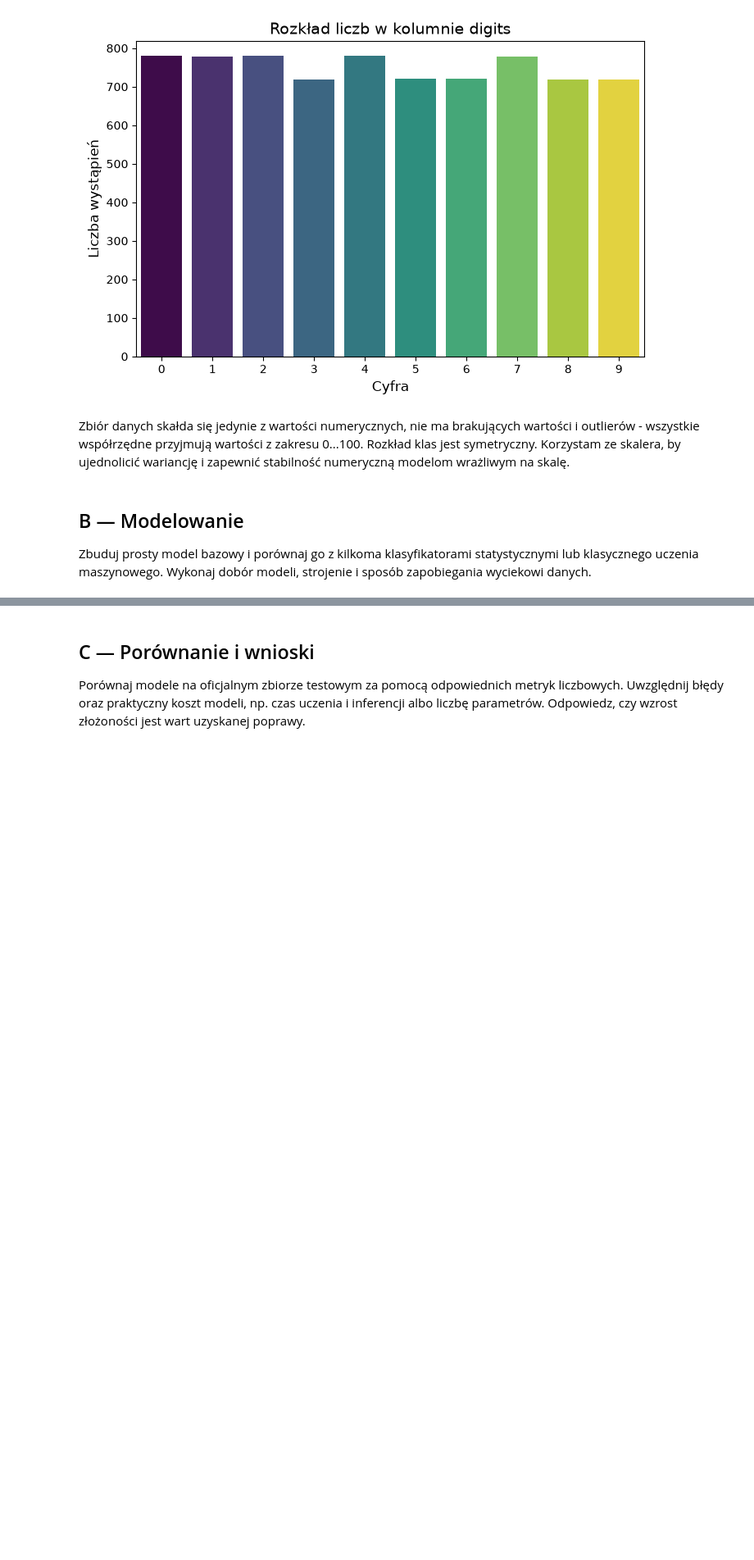
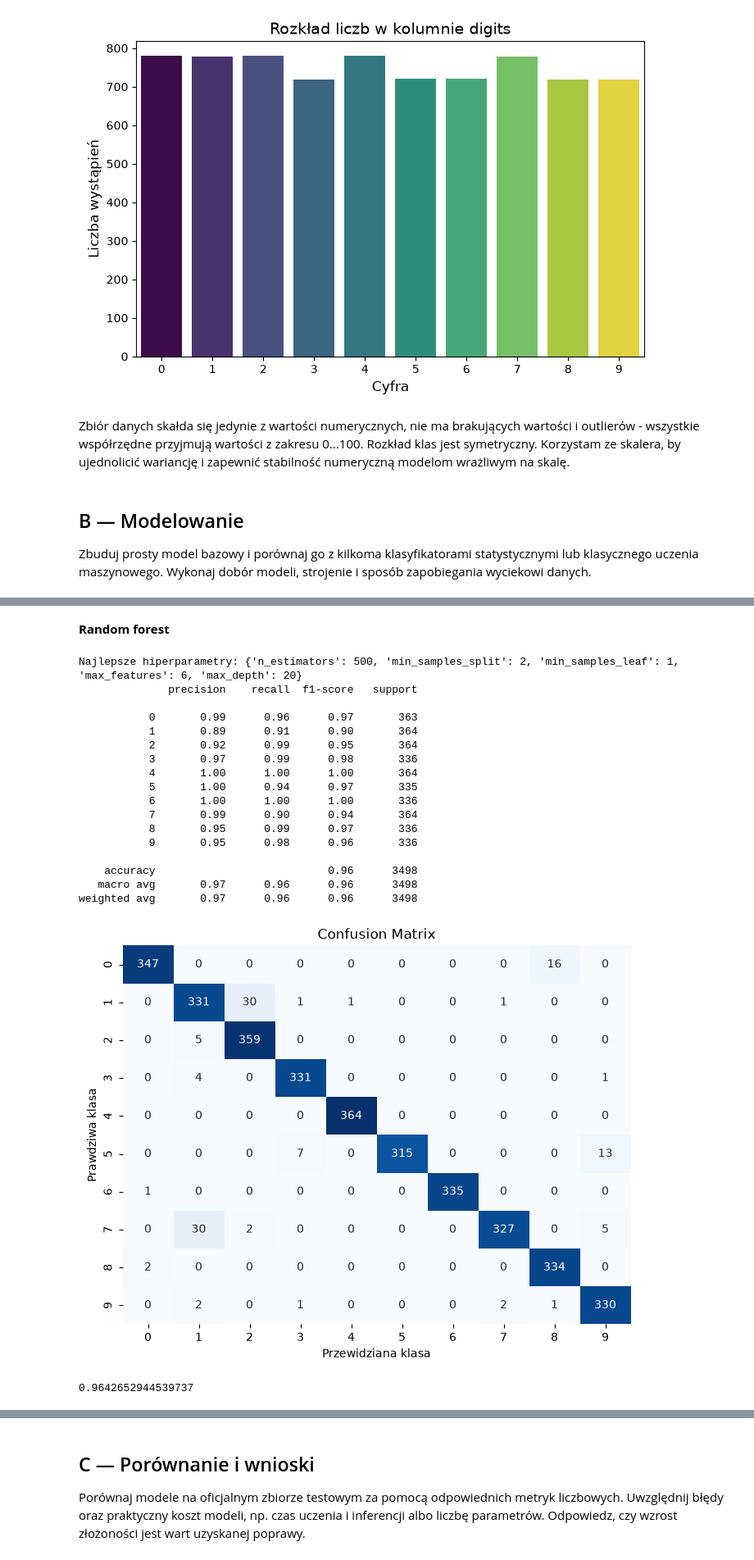
Before and after one commit to juliet2112/Rekrutacja-AI-Med-2026-2027, a Jupyter notebook: Zadanie-1/Rozwiązanie-1.ipynb, the cells around one changed output, grey strips where cells are left out. Shown at 82% size. Cells and saved outputs as stored; diff of their text form; code cells hidden in the pictures; blank space fills up the shorter version.

```diff
--- a/Zadanie-1/Rozwiązanie-1.ipynb
+++ b/Zadanie-1/Rozwiązanie-1.ipynb
@@ -166,0 +281,69 @@ TypeError: LogisticRegression.__init__() got an unexpected keyword argument 'mul
+# %% [markdown]
+**Random forest**
+# %%
+rand_forest = RandomForestClassifier()
+
+param_rand_rf = {
+    'max_depth': [None, 5, 10, 15, 20],
+    'min_samples_split': [2, 5, 10, 20],
+    'min_samples_leaf': [1, 2, 5, 10],
+    'n_estimators': [500],
+    'max_features': [2,4,6,8]
+}
+
+rand_search_rf = RandomizedSearchCV(
+    estimator=rand_forest,
+    param_distributions=param_rand_rf,
+    cv=skf,
+    scoring='accuracy',
+    n_jobs=-1,
+    n_iter=20
+)
+
+rand_search_rf.fit(X_train, y_train)
+print("Najlepsze hiperparametry:", rand_search_rf.best_params_)
+time_start_train_rf = perf_counter()
+best_rand_forest = RandomForestClassifier(**rand_search_rf.best_params_).fit(X_train, y_train)
+time_end_train_rf = perf_counter()
+
+time_start_pred_rf = perf_counter()
+y_pred_rand_forest = best_rand_forest.predict(X_test)
+time_end_pred_rf = perf_counter()
+
+print(classification_report(y_test, y_pred_rand_forest))
+cm_rf = confusion_matrix(y_test, y_pred_rand_forest)
+plot_confusion_matrix(cm_rf)
+
+accuracy_rf = np.sum(np.diagonal(cm_rf)) / np.sum(cm_rf)
+precision_rf = precision_score(y_test, y_pred_rand_forest, average='macro')
+recall_rf = recall_score(y_test, y_pred_rand_forest, average='macro')
+print(accuracy_rf)
+
+results.append({
+    "Model": "Random Forest",
+    "Train Time (s)": time_end_train_rf - time_start_train_rf,
+    "Inference Time (s)": time_end_pred_rf - time_start_pred_rf,
+    "Accuracy": accuracy_rf,
+    "Precision": precision_rf,
+    "Recall": recall_rf
+})
+# %% [output]
+Najlepsze hiperparametry: {'n_estimators': 500, 'min_samples_split': 2, 'min_samples_leaf': 1, 'max_features': 6, 'max_depth': 20}
+              precision    recall  f1-score   support
+
+           0       0.99      0.96      0.97       363
+           1       0.89      0.91      0.90       364
+           2       0.92      0.99      0.95       364
+           3       0.97      0.99      0.98       336
+           4       1.00      1.00      1.00       364
+           5       1.00      0.94      0.97       335
+           6       1.00      1.00      1.00       336
+           7       0.99      0.90      0.94       364
+           8       0.95      0.99      0.97       336
+           9       0.95      0.98      0.96       336
+
+    accuracy                           0.96      3498
+   macro avg       0.97      0.96      0.96      3498
+weighted avg       0.97      0.96      0.96      3498
+[figure, added]
+0.9642652944539737
```
Also changed, not shown: parts of 17 cells of this notebook.
